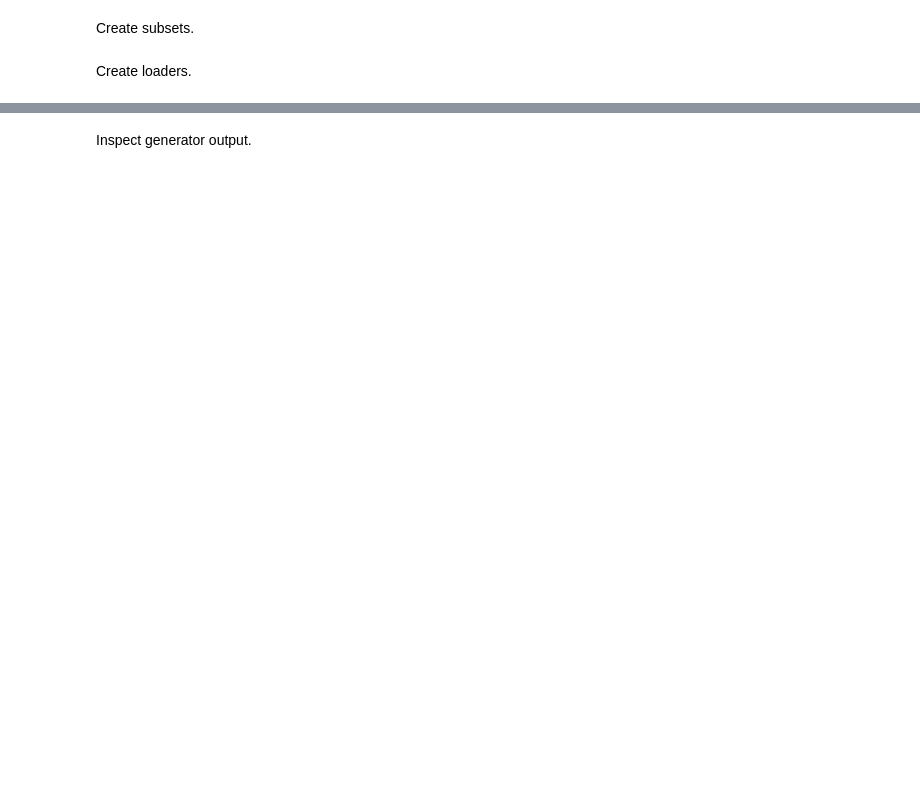
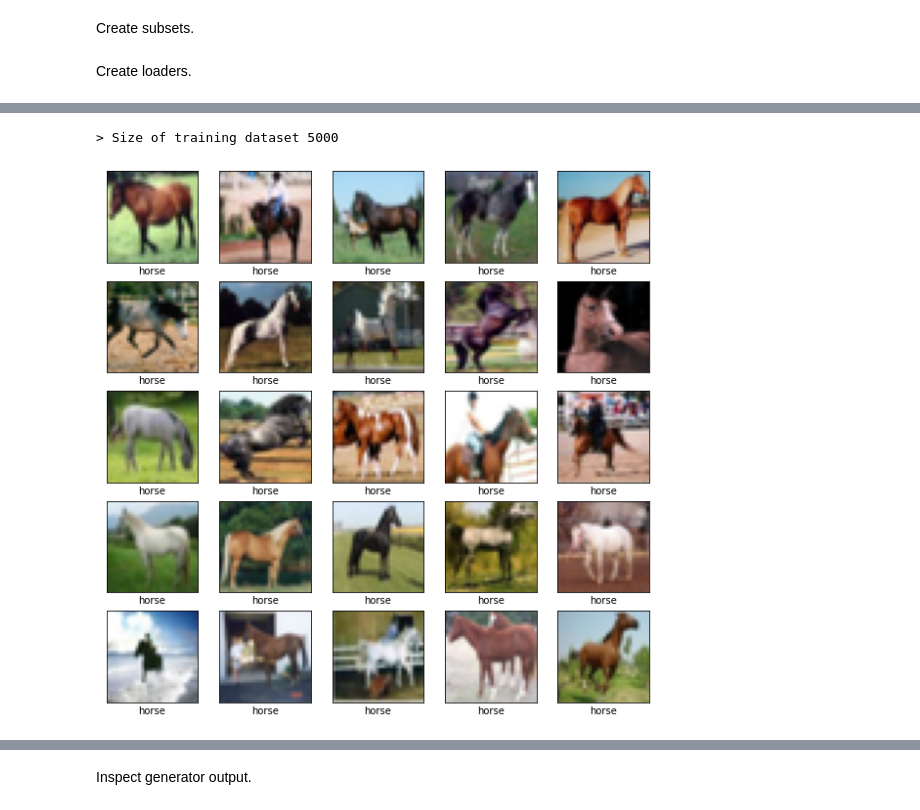
Before and after one commit to mattchap2/deep-learning, a Jupyter notebook: pegasus-code.ipynb, the cells around one changed output, grey strips where cells are left out. Saved outputs shown, nothing was run; the diff lists cells and outputs as text; code cells hidden in the pictures; blank space fills up the shorter version.

```diff
--- a/pegasus-code.ipynb
+++ b/pegasus-code.ipynb
@@ -118,0 +133,5 @@ plot_loader(bird_and_horse_loader, 100)
+# %%
+plot_images(horse_loader)
+# %% [output]
+> Size of training dataset 5000
+[figure, added]
```
Also changed, not shown: parts of 74 cells of this notebook.
